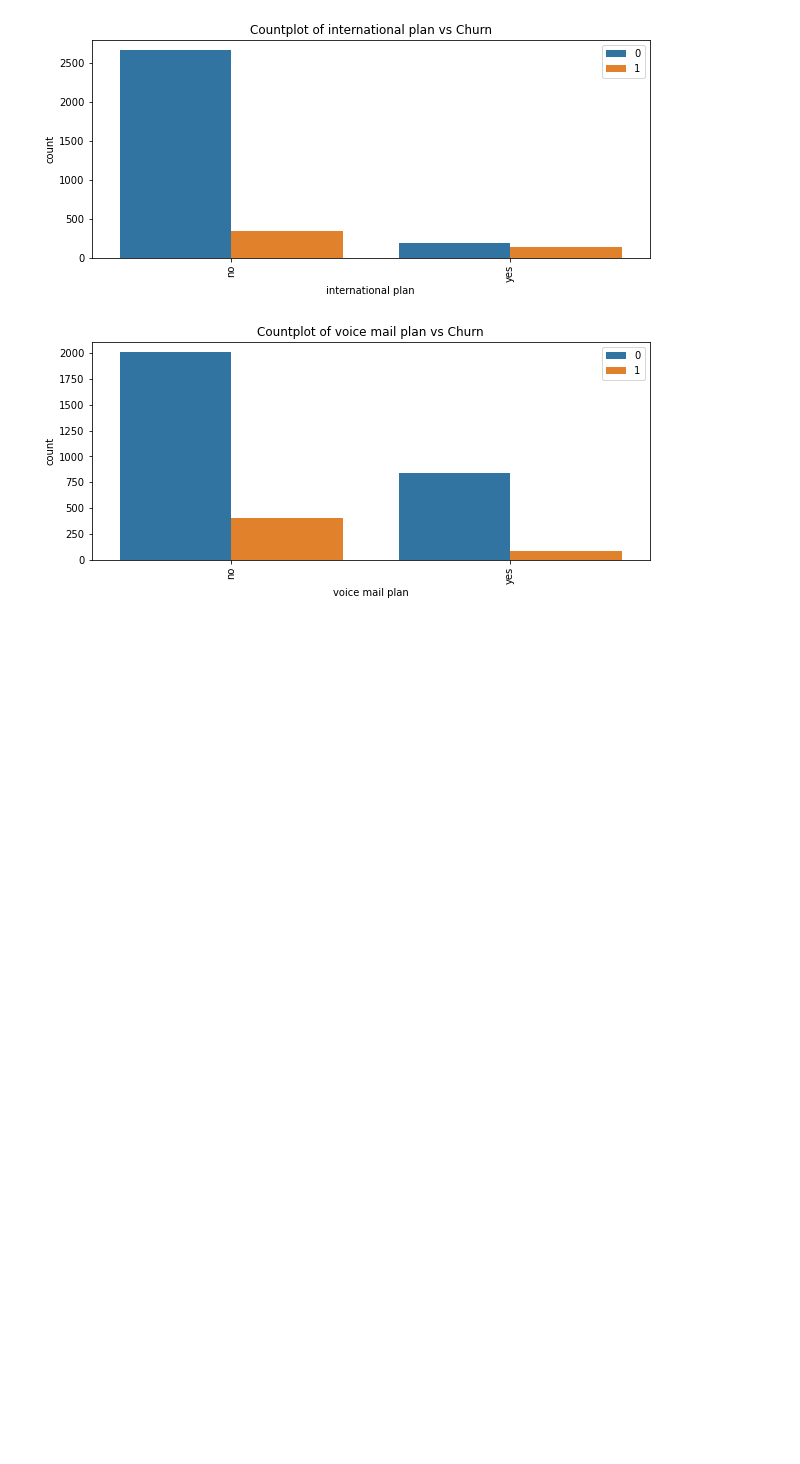
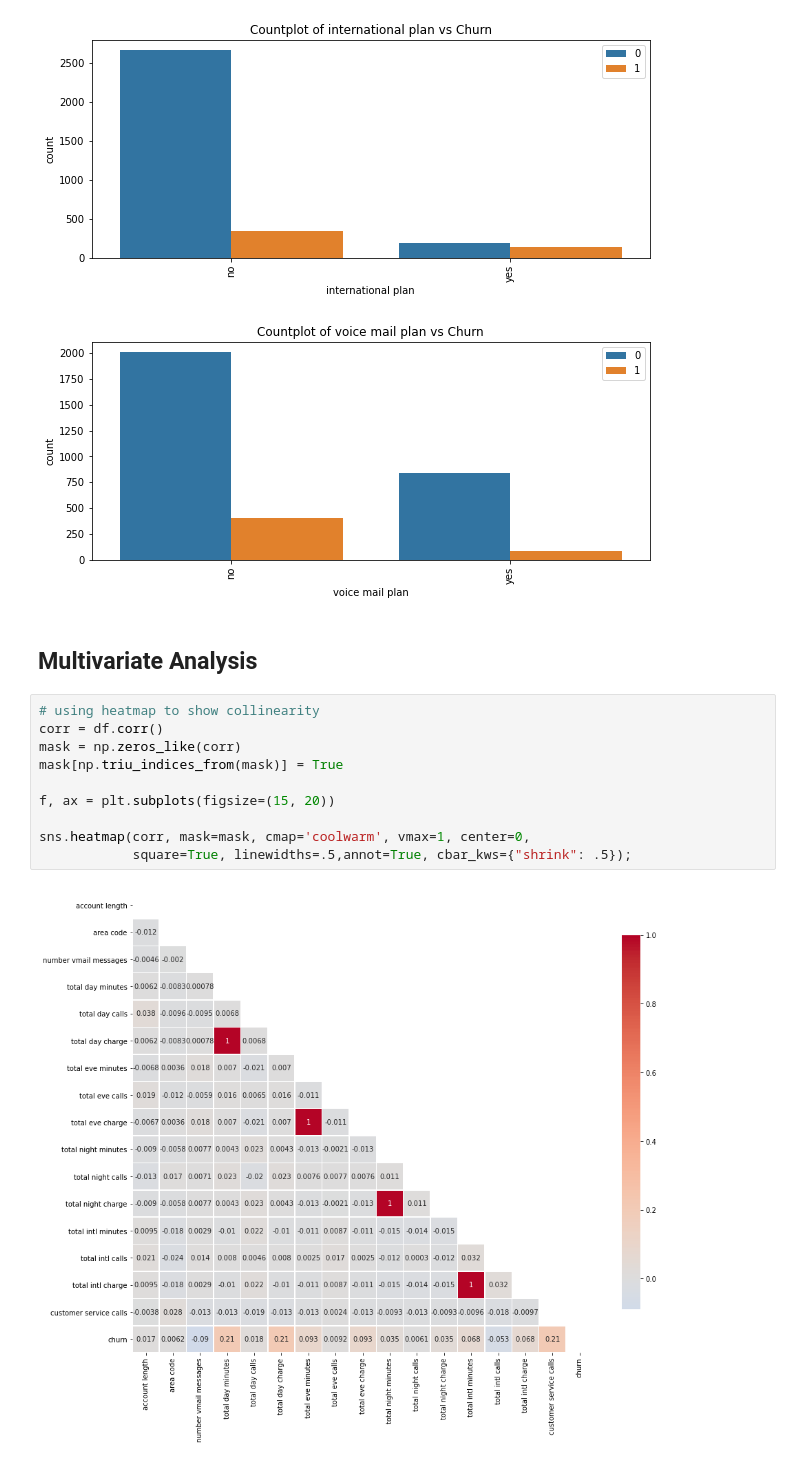
Before and after one commit to daveochieng8/Customer-Churn, a Jupyter notebook: index.ipynb, the cells around one changed output. Cells and saved outputs as stored; diff of their text form; blank space fills up the shorter version.

```diff
--- a/index.ipynb
+++ b/index.ipynb
@@ -271,3 +272,17 @@ for i in columns:
 [figure]
 [figure]
 [figure]
+# %% [markdown]
+## Multivariate Analysis
+# %%
+# using heatmap to show collinearity
+corr = df.corr()
+mask = np.zeros_like(corr)
+mask[np.triu_indices_from(mask)] = True
+
+f, ax = plt.subplots(figsize=(15, 20))
+
+sns.heatmap(corr, mask=mask, cmap='coolwarm', vmax=1, center=0,
+            square=True, linewidths=.5,annot=True, cbar_kws={"shrink": .5});
+# %% [output]
+[figure, added]
```
Also changed, not shown: parts of 5 cells of this notebook.
